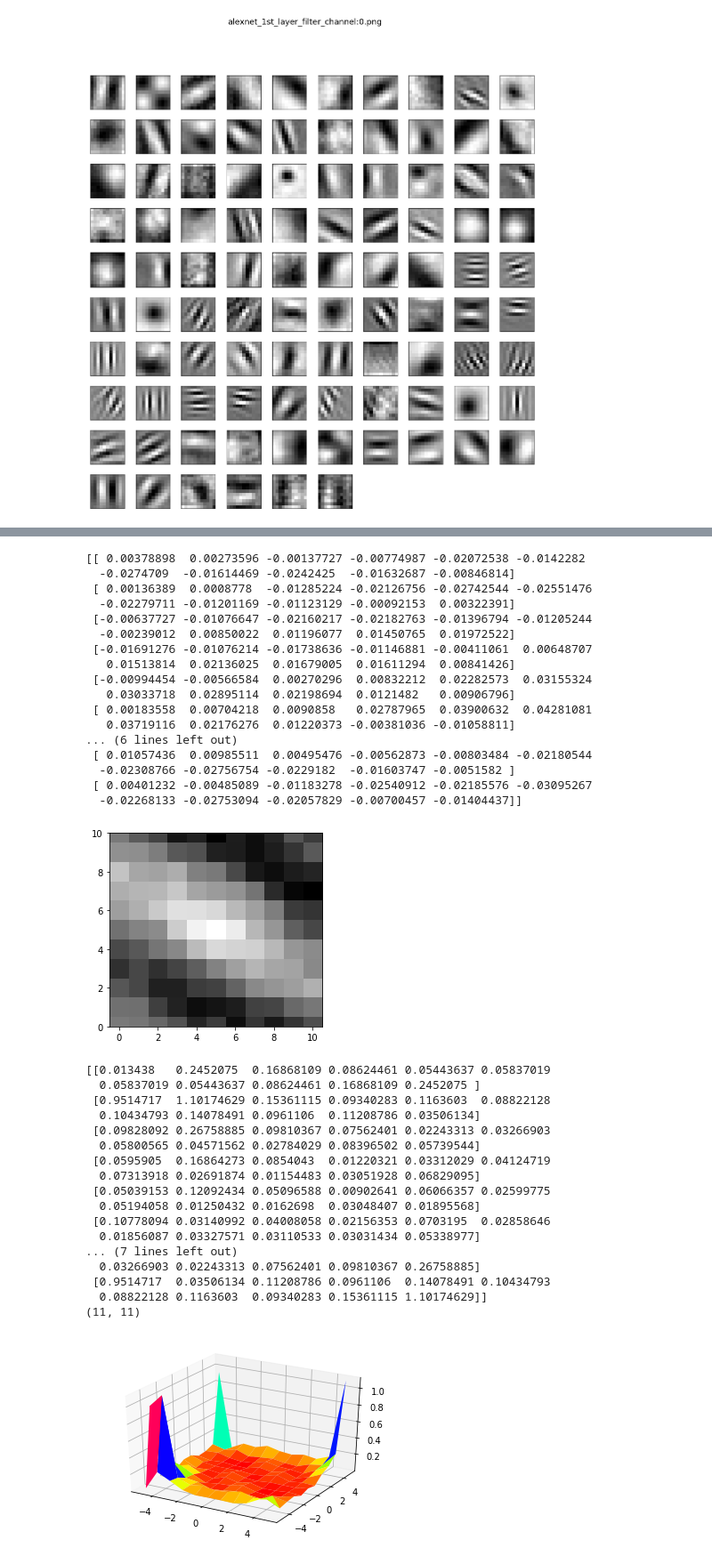
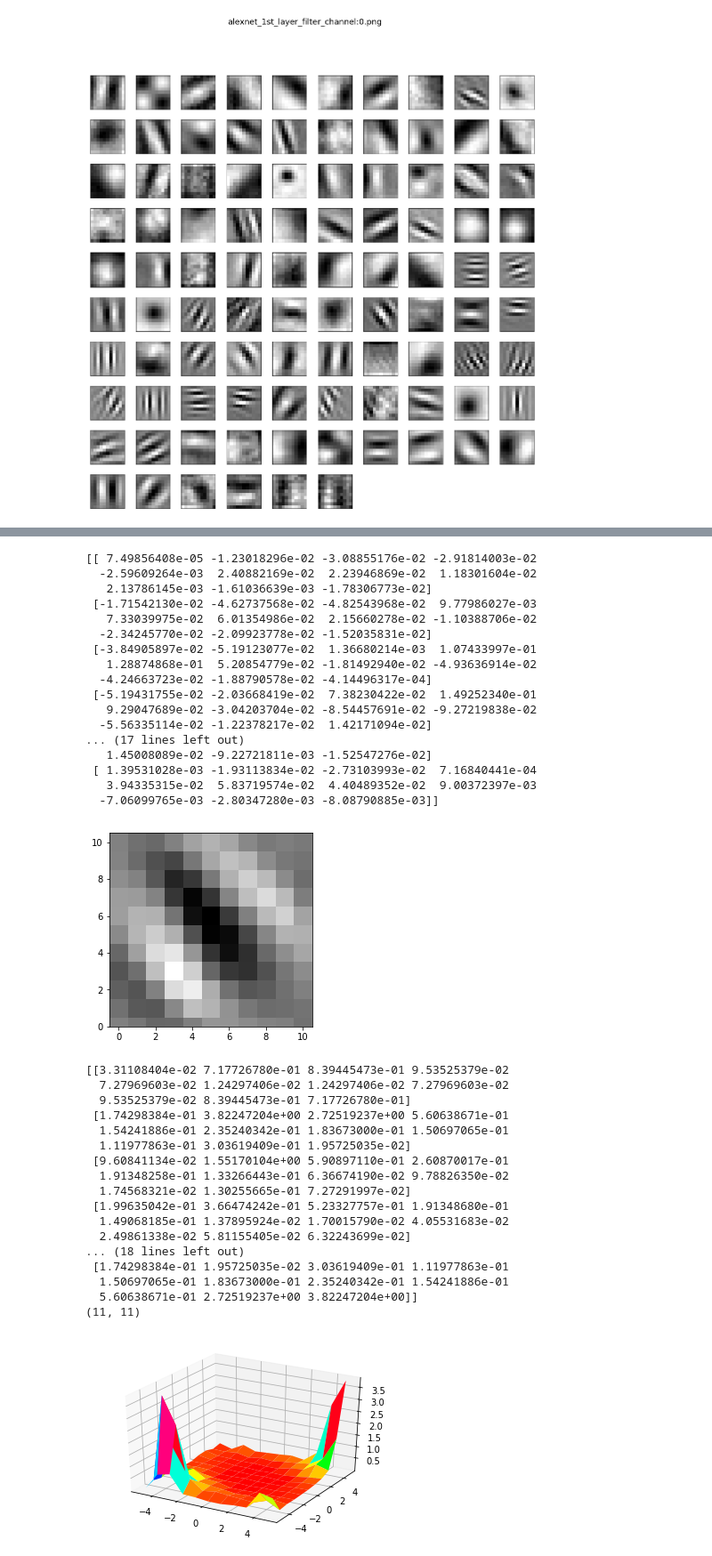
Before and after one commit to yotank/alexnetfrequancy, a Jupyter notebook: ft2.ipynb, the cells around one changed output, grey strips where cells are left out. Shown at 89% size. Drawn from its saved outputs; the diff is of its cells as text; code cells hidden in the pictures.

```diff
--- a/ft2.ipynb
+++ b/ft2.ipynb
@@ -144,12 +184,12 @@ array([[-5, -4, -3, -2, -1,  0,  1,  2,  3,  4,  5],
 # %%
 
 
-weight081 = target_layer_weight[:,:,0,2]
+weight081 = target_layer_weight[:,:,0,91]
 print(weight081)
 fig, ax1 = plt.subplots()
 
 ax1.imshow(weight081,cmap="gray")
-ax1.set_ylim([0,10])
+ax1.set_ylim([0,10.5])
 plt.show()
 
 
@@ -161,69 +201,69 @@ print(abs_ffted_weight081)
 print(ffted_weight081.shape)
 
 
 
 """
 3次元曲面のプロット例
 z=exp(-(x^2+y^2))
 """
 from mpl_toolkits.mplot3d import Axes3D
 import matplotlib.pyplot as plt
 import numpy as np
 
 fig = plt.figure() #プロット領域の作成
 ax = fig.gca(projection='3d') #プロット中の軸の取得。gca は"Get Current Axes" の略。
 
 x = np.arange(-5, 6) # x点として[-2, 2]まで0.05刻みでサンプル
 y = np.arange(-5,6)  # y点として[-2, 2]まで0.05刻みでサンプル
 x, y = np.meshgrid(x, y)  # 上述のサンプリング点(x,y)を使ったメッシュ生成
 
 z = abs_ffted_weight081 = abs(ffted_weight081)
 
 ax.plot_surface(x, y, z, rstride=1, cstride=1, cmap='hsv', linewidth=0.3) # 曲面のプロット。rstrideとcstrideはステップサイズ，cmapは彩色，linewidthは曲面のメッシュの線の太さ，をそれぞれ表す。
 
 plt.show() # 絵の出力。
 
 
 
 
 plt.show()
 # %% [output]
-[[ 0.00378898  0.00273596 -0.00137727 -0.00774987 -0.02072538 -0.0142282
-  -0.0274709  -0.01614469 -0.0242425  -0.01632687 -0.00846814]
- [ 0.00136389  0.0008778  -0.01285224 -0.02126756 -0.02742544 -0.02551476
-  -0.02279711 -0.01201169 -0.01123129 -0.00092153  0.00322391]
- [-0.00637727 -0.01076647 -0.02160217 -0.02182763 -0.01396794 -0.01205244
-  -0.00239012  0.00850022  0.01196077  0.01450765  0.01972522]
- [-0.01691276 -0.01076214 -0.01738636 -0.01146881 -0.00411061  0.00648707
-   0.01513814  0.02136025  0.01679005  0.01611294  0.00841426]
- [-0.00994454 -0.00566584  0.00270296  0.00832212  0.02282573  0.03155324
-   0.03033718  0.02895114  0.02198694  0.0121482   0.00906796]
- [ 0.00183558  0.00704218  0.0090858   0.02787965  0.03900632  0.04281081
-   0.03719116  0.02176276  0.01220373 -0.00381036 -0.01058811]
-... (6 lines left out)
- [ 0.01057436  0.00985511  0.00495476 -0.00562873 -0.00803484 -0.02180544
-  -0.02308766 -0.02756754 -0.0229182  -0.01603747 -0.0051582 ]
- [ 0.00401232 -0.00485089 -0.01183278 -0.02540912 -0.02185576 -0.03095267
-  -0.02268133 -0.02753094 -0.02057829 -0.00700457 -0.01404437]]
+[[ 7.49856408e-05 -1.23018296e-02 -3.08855176e-02 -2.91814003e-02
+  -2.59609264e-03  2.40882169e-02  2.23946869e-02  1.18301604e-02
+   2.13786145e-03 -1.61036639e-03 -1.78306773e-02]
+ [-1.71542130e-02 -4.62737568e-02 -4.82543968e-02  9.77986027e-03
+   7.33039975e-02  6.01354986e-02  2.15660278e-02 -1.10388706e-02
+  -2.34245770e-02 -2.09923778e-02 -1.52035831e-02]
+ [-3.84905897e-02 -5.19123077e-02  1.36680214e-03  1.07433997e-01
+   1.28874868e-01  5.20854779e-02 -1.81492940e-02 -4.93636914e-02
+  -4.24663723e-02 -1.88790578e-02 -4.14496317e-04]
+ [-5.19431755e-02 -2.03668419e-02  7.38230422e-02  1.49252340e-01
+   9.29047689e-02 -3.04203704e-02 -8.54457691e-02 -9.27219838e-02
+  -5.56335114e-02 -1.22378217e-02  1.42171094e-02]
+... (17 lines left out)
+   1.45008089e-02 -9.22721811e-03 -1.52547276e-02]
+ [ 1.39531028e-03 -1.93113834e-02 -2.73103993e-02  7.16840441e-04
+   3.94335315e-02  5.83719574e-02  4.40489352e-02  9.00372397e-03
+  -7.06099765e-03 -2.80347280e-03 -8.08790885e-03]]
-[figure, old version]
+[figure, new version]
-[[0.013438   0.2452075  0.16868109 0.08624461 0.05443637 0.05837019
-  0.05837019 0.05443637 0.08624461 0.16868109 0.2452075 ]
- [0.9514717  1.10174629 0.15361115 0.09340283 0.1163603  0.08822128
-  0.10434793 0.14078491 0.0961106  0.11208786 0.03506134]
- [0.09828092 0.26758885 0.09810367 0.07562401 0.02243313 0.03266903
-  0.05800565 0.04571562 0.02784029 0.08396502 0.05739544]
- [0.0595905  0.16864273 0.0854043  0.01220321 0.03312029 0.04124719
-  0.07313918 0.02691874 0.01154483 0.03051928 0.06829095]
- [0.05039153 0.12092434 0.05096588 0.00902641 0.06066357 0.02599775
-  0.05194058 0.01250432 0.0162698  0.03048407 0.01895568]
- [0.10778094 0.03140992 0.04008058 0.02156353 0.0703195  0.02858646
-  0.01856087 0.03327571 0.03110533 0.03031434 0.05338977]
-... (7 lines left out)
-  0.03266903 0.02243313 0.07562401 0.09810367 0.26758885]
- [0.9514717  0.03506134 0.11208786 0.0961106  0.14078491 0.10434793
-  0.08822128 0.1163603  0.09340283 0.15361115 1.10174629]]
+[[3.31108404e-02 7.17726780e-01 8.39445473e-01 9.53525379e-02
+  7.27969603e-02 1.24297406e-02 1.24297406e-02 7.27969603e-02
+  9.53525379e-02 8.39445473e-01 7.17726780e-01]
+ [1.74298384e-01 3.82247204e+00 2.72519237e+00 5.60638671e-01
+  1.54241886e-01 2.35240342e-01 1.83673000e-01 1.50697065e-01
+  1.11977863e-01 3.03619409e-01 1.95725035e-02]
+ [9.60841134e-02 1.55170104e+00 5.90897110e-01 2.60870017e-01
+  1.91348258e-01 1.33266443e-01 6.36674190e-02 9.78826350e-02
+  1.74568321e-02 1.30255665e-01 7.27291997e-02]
+ [1.99635042e-01 3.66474242e-01 5.23327757e-01 1.91348680e-01
+  1.49068185e-01 1.37895924e-02 1.70015790e-02 4.05531683e-02
+  2.49861338e-02 5.81155405e-02 6.32243699e-02]
+... (18 lines left out)
+ [1.74298384e-01 1.95725035e-02 3.03619409e-01 1.11977863e-01
+  1.50697065e-01 1.83673000e-01 2.35240342e-01 1.54241886e-01
+  5.60638671e-01 2.72519237e+00 3.82247204e+00]]
 (11, 11)
-[figure, old version]
+[figure, new version]
 # %%
 max_index = np.argwhere(z== z.max())
 #最大値の配列のインデックス
```
Also changed, not shown: parts of 45 cells of this notebook, 12 other files.
